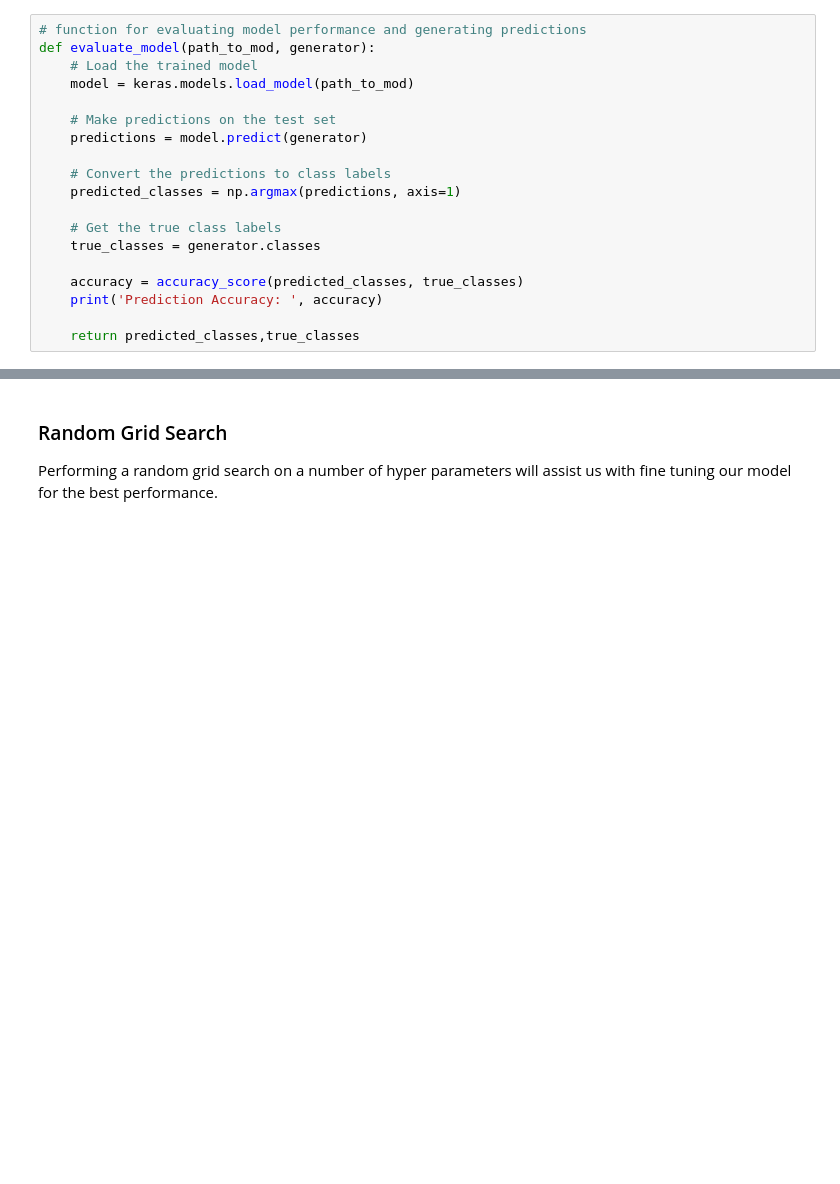
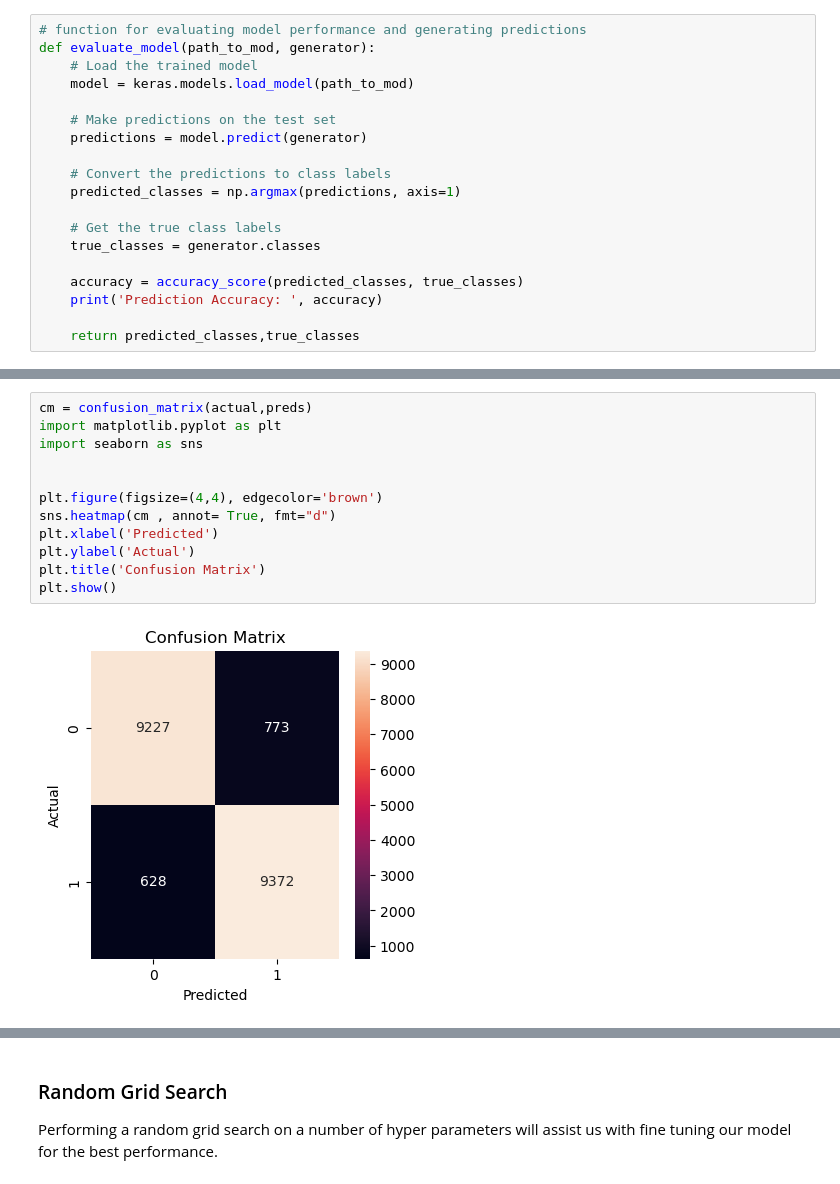
Before and after one commit to Achan40/msca-31009-final, a Jupyter notebook: code/msca-31009-final.ipynb, the cells around one changed output, grey strips where cells are left out. Cells and saved outputs as stored; diff of their text form; blank space fills up the shorter version.

Commit message:
add roc curve, confusion matrix

```diff
--- a/code/msca-31009-final.ipynb
+++ b/code/msca-31009-final.ipynb
@@ -255,3 +255,17 @@ Prediction Accuracy:  0.92995
 weighted avg       0.93      0.93      0.93     20000
 
 Class Labels:  {'FAKE': 0, 'REAL': 1}
+# %%
+cm = confusion_matrix(actual,preds)
+import matplotlib.pyplot as plt
+import seaborn as sns
+
+
+plt.figure(figsize=(4,4), edgecolor='brown')
+sns.heatmap(cm , annot= True, fmt="d")
+plt.xlabel('Predicted')
+plt.ylabel('Actual')
+plt.title('Confusion Matrix')
+plt.show()
+# %% [output]
+[figure, added]
```
Also changed, not shown: parts of 7 cells of this notebook.
